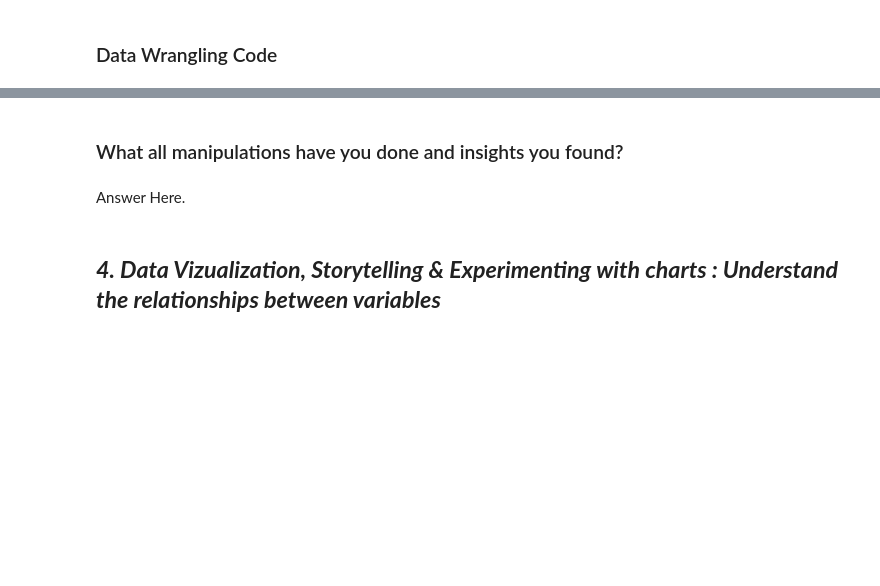
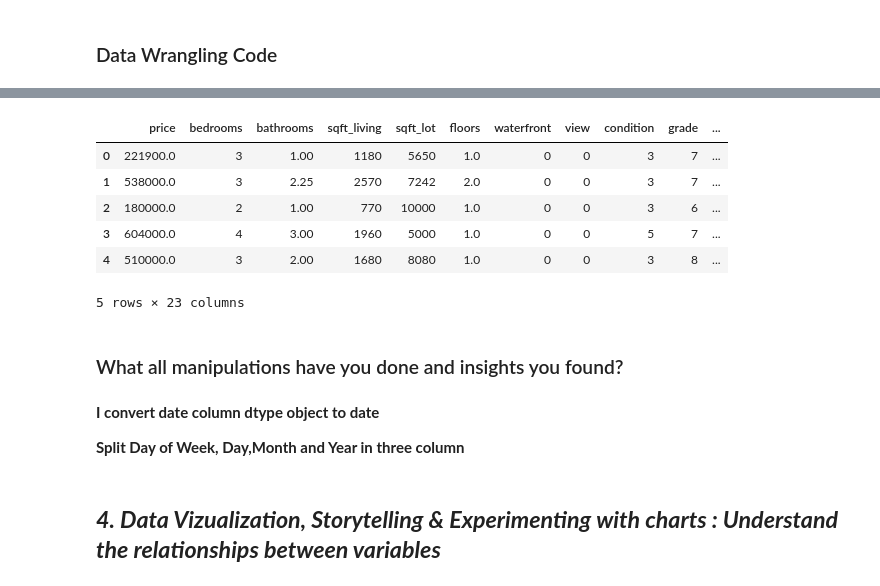
Before and after one commit to Mostaqul143/House-Sales-in-King-County-USA, a Jupyter notebook: Template.ipynb, the cells around one changed output, grey strips where cells are left out. Cells and saved outputs as stored; diff of their text form; code cells hidden in the pictures; blank space fills up the shorter version.

```diff
--- a/Template.ipynb
+++ b/Template.ipynb
@@ -182,7 +281,33 @@ Answer Here
+# %%
+import pandas as pd
+
+# Assuming 'date' is the name of your date column
+df['date'] = pd.to_datetime(df['date'], format='%Y%m%dT%H%M%S')
+# %%
+# split day of week, day,month and year in three column
+df["Day"] = df['date'].dt.day  # extract date from Date column
+df["Weekdays"] = df['date'].dt.day_name()  # extract Weekdays from Date column
+df["Month"] = df['date'].dt.month  # extract month name from Date column
+df["Year"] = df['date'].dt.year   # extract year from Date column
+
+
+df.drop('date',axis=1,inplace=True) # Droping Date Column
+# %%
+df.head()
+# %% [output]
+|  | price | bedrooms | bathrooms | sqft_living | sqft_lot | floors | waterfront | view | condition | grade | ... |
+| 0 | 221900.0 | 3 | 1.00 | 1180 | 5650 | 1.0 | 0 | 0 | 3 | 7 | ... |
+| 1 | 538000.0 | 3 | 2.25 | 2570 | 7242 | 2.0 | 0 | 0 | 3 | 7 | ... |
+| 2 | 180000.0 | 2 | 1.00 | 770 | 10000 | 1.0 | 0 | 0 | 3 | 6 | ... |
+| 3 | 604000.0 | 4 | 3.00 | 1960 | 5000 | 1.0 | 0 | 0 | 5 | 7 | ... |
+| 4 | 510000.0 | 3 | 2.00 | 1680 | 8080 | 1.0 | 0 | 0 | 3 | 8 | ... |
+5 rows × 23 columns
 # %% [markdown]
 ### What all manipulations have you done and insights you found?
-# %% [markdown]
-Answer Here.
+# %% [markdown]
+**I convert date column dtype object to date**
+
+**Split Day of Week, Day,Month and Year in three column**
 # %% [markdown]
 ## ***4. Data Vizualization, Storytelling & Experimenting with charts : Understand the relationships between variables***
 # %% [markdown]
```
Also changed, not shown: parts of 8 cells of this notebook.
